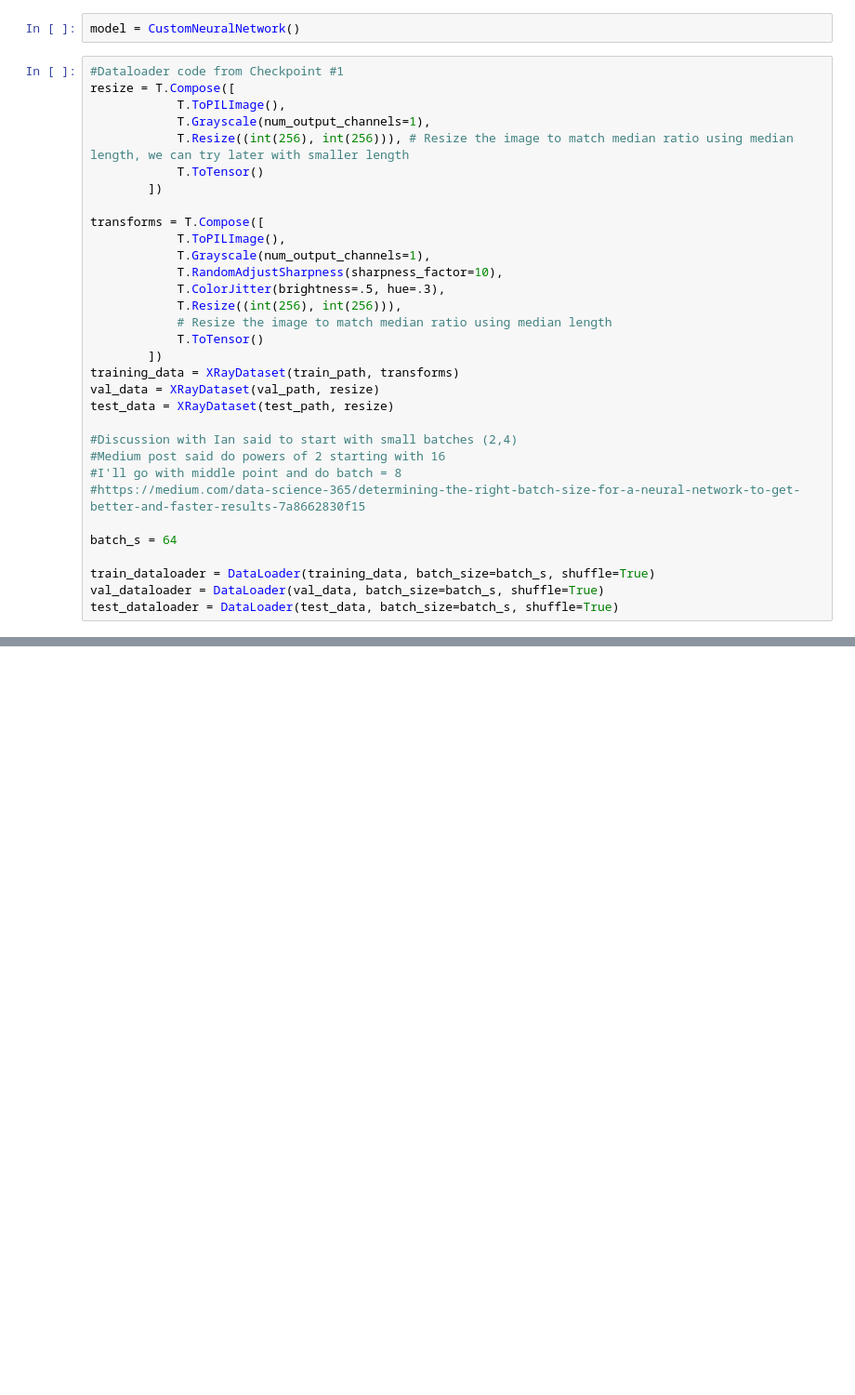
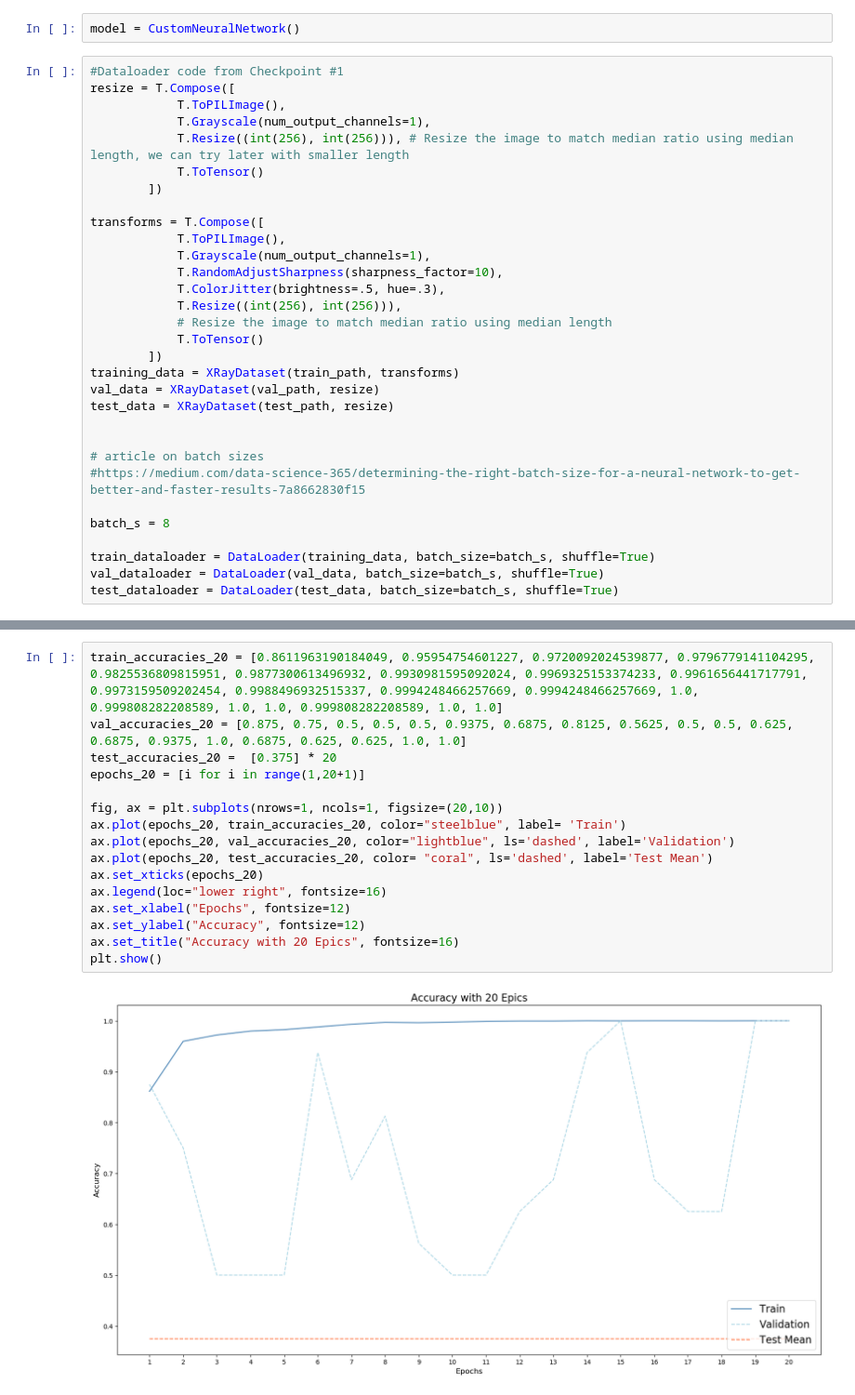
Before and after one commit to JPMartinezClaeys/30254-pneumoniacs, a Jupyter notebook: predict-pneumonia/neural_network.ipynb, the cells around one changed output, grey strips where cells are left out. Shown: that part at 93% size. Cells and saved outputs as stored; diff of their text form; blank space fills up the shorter version.

```diff
--- a/predict-pneumonia/neural_network.ipynb
+++ b/predict-pneumonia/neural_network.ipynb
@@ -71,12 +72,11 @@ training_data = XRayDataset(train_path, transforms)
 val_data = XRayDataset(val_path, resize)
 test_data = XRayDataset(test_path, resize)
 
-#Discussion with Ian said to start with small batches (2,4)
-#Medium post said do powers of 2 starting with 16
-#I'll go with middle point and do batch = 8
+
+# article on batch sizes
 #https://medium.com/data-science-365/determining-the-right-batch-size-for-a-neural-network-to-get-better-and-faster-results-7a8662830f15
 
-batch_s = 64
+batch_s = 8
 
 train_dataloader = DataLoader(training_data, batch_size=batch_s, shuffle=True)
 val_dataloader = DataLoader(val_data, batch_size=batch_s, shuffle=True)
@@ -237,0 +227,18 @@ for value, count in zip(unique, counts):
+# %%
+train_accuracies_20 = [0.8611963190184049, 0.95954754601227, 0.9720092024539877, 0.9796779141104295, 0.9825536809815951, 0.9877300613496932, 0.9930981595092024, 0.9969325153374233, 0.9961656441717791, 0.9973159509202454, 0.9988496932515337, 0.9994248466257669, 0.9994248466257669, 1.0, 0.999808282208589, 1.0, 1.0, 0.999808282208589, 1.0, 1.0]
+val_accuracies_20 = [0.875, 0.75, 0.5, 0.5, 0.5, 0.9375, 0.6875, 0.8125, 0.5625, 0.5, 0.5, 0.625, 0.6875, 0.9375, 1.0, 0.6875, 0.625, 0.625, 1.0, 1.0]
+test_accuracies_20 =  [0.375] * 20
+epochs_20 = [i for i in range(1,20+1)]
+
+fig, ax = plt.subplots(nrows=1, ncols=1, figsize=(20,10))
+ax.plot(epochs_20, train_accuracies_20, color="steelblue", label= 'Train')
+ax.plot(epochs_20, val_accuracies_20, color="lightblue", ls='dashed', label='Validation')
+ax.plot(epochs_20, test_accuracies_20, color= "coral", ls='dashed', label='Test Mean')
+ax.set_xticks(epochs_20)
+ax.legend(loc="lower right", fontsize=16)
+ax.set_xlabel("Epochs", fontsize=12)
+ax.set_ylabel("Accuracy", fontsize=12)
+ax.set_title("Accuracy with 20 Epics", fontsize=16)
+plt.show()
+# %% [output]
+[figure, added]
```
Also changed, not shown: parts of 14 cells of this notebook.
